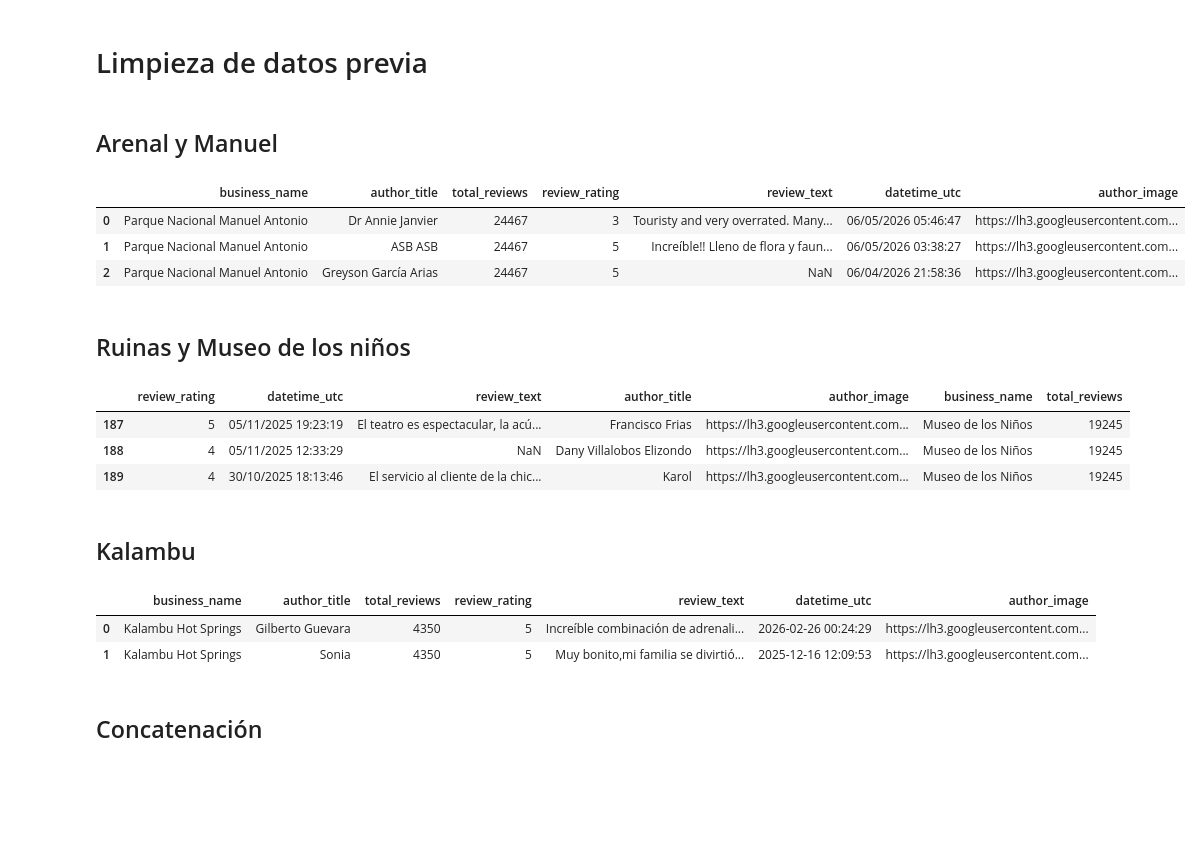
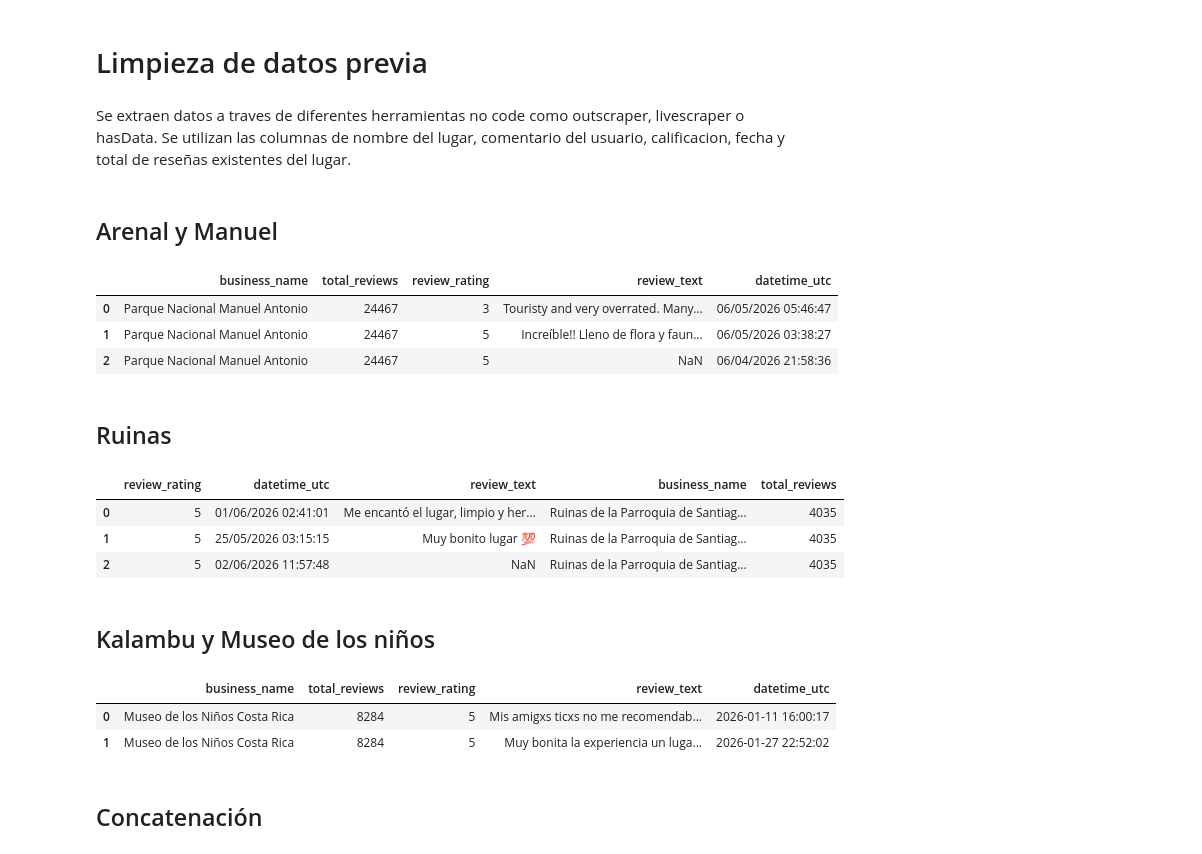
Before and after one commit to DDev-max/POS-Tagging, a Jupyter notebook: notebooks/01_exploracion_datos.ipynb, the cells around one changed output. Drawn from its saved outputs; the diff is of its cells as text; code cells hidden in the pictures; blank space fills up the shorter version.

```diff
--- a/notebooks/01_exploracion_datos.ipynb
+++ b/notebooks/01_exploracion_datos.ipynb
@@ -1,5 +1,7 @@
 # %% [markdown]
 # Limpieza de datos previa
+# %% [markdown]
+Se extraen datos a traves de diferentes herramientas no code como outscraper, livescraper o hasData. Se utilizan las columnas de nombre del lugar, comentario del usuario, calificacion, fecha y total de reseñas existentes del lugar.
 # %%
 import os
 os.chdir("..")
@@ -16,83 +18,74 @@ pd.set_option('display.max_columns', None)
 # %%
 arenal = pd.read_csv("data/raw/reseñas_arenal.csv")
 manuel = pd.read_csv("data/raw/manuel.csv")
 
-cols_outscraper = ['name', 'author_title','reviews', 'review_rating', 'review_text' , 'review_datetime_utc', 'author_image']
+cols_outscraper = ['name','reviews', 'review_rating', 'review_text' , 'review_datetime_utc']
 
 manuel = manuel[cols_outscraper]
 arenal = arenal[cols_outscraper]
 
 new_cols = {
     'name': 'business_name',
-    'author_title': 'author_title',
     'reviews': 'total_reviews',
     'review_rating': 'review_rating',
     'review_text': 'review_text',
     'review_datetime_utc': 'datetime_utc',
-    'author_image': 'author_image'
 }
 
 manuel = manuel.rename(columns=new_cols)
 arenal = arenal.rename(columns=new_cols)
 
 manuel.head(3)
 # %% [output]
-|  | business_name | author_title | total_reviews | review_rating | review_text | datetime_utc | author_image |
-| 0 | Parque Nacional Manuel Antonio | Dr Annie Janvier | 24467 | 3 | Touristy and very overrated. Many... | 06/05/2026 05:46:47 | https://lh3.googleusercontent.com... |
-| 1 | Parque Nacional Manuel Antonio | ASB ASB | 24467 | 5 | Increíble!! Lleno de flora y faun... | 06/05/2026 03:38:27 | https://lh3.googleusercontent.com... |
-| 2 | Parque Nacional Manuel Antonio | Greyson García Arias | 24467 | 5 | NaN | 06/04/2026 21:58:36 | https://lh3.googleusercontent.com... |
+|  | business_name | total_reviews | review_rating | review_text | datetime_utc |
+| 0 | Parque Nacional Manuel Antonio | 24467 | 3 | Touristy and very overrated. Many... | 06/05/2026 05:46:47 |
+| 1 | Parque Nacional Manuel Antonio | 24467 | 5 | Increíble!! Lleno de flora y faun... | 06/05/2026 03:38:27 |
+| 2 | Parque Nacional Manuel Antonio | 24467 | 5 | NaN | 06/04/2026 21:58:36 |
 # %% [markdown]
-## Ruinas y Museo de los niños
+## Ruinas
 # %%
 ruinas = pd.read_csv("data/raw/ruinas.csv", sep=";")
-museo = pd.read_csv("data/raw/museo.csv", sep=";")
 
-cols_hasData = ["rating", "isoDate", "snippet", "userName", "userThumbnail"]
+cols_hasData = ["rating", "isoDate", "snippet"]
 ruinas = ruinas[cols_hasData]
-museo = museo[cols_hasData]
 
 ruinas['business_name'] = 'Ruinas de la Parroquia de Santiago Apóstol'
-museo['business_name'] = 'Museo de los Niños'
-
 ruinas ['total_reviews']= 4035
-museo ['total_reviews']= 19245
 
 ruinas["isoDate"] = pd.to_datetime(ruinas["isoDate"])
 ruinas["isoDate"] = ruinas["isoDate"].dt.strftime("%d/%m/%Y %H:%M:%S")
 
-museo["isoDate"] = pd.to_datetime(museo["isoDate"])
-museo["isoDate"] = museo["isoDate"].dt.strftime("%d/%m/%Y %H:%M:%S")
 
 nuevas_hasData = {
-    'userName': 'author_title',
     'reviews': 'total_reviews',
     'review_rating': 'review_rating',
     'snippet': 'review_text',
     'isoDate': 'datetime_utc',
-    'userThumbnail': 'author_image',
     'rating': 'review_rating'
 }
 
 ruinas = ruinas.rename(columns=nuevas_hasData)
-museo = museo.rename(columns=nuevas_hasData)
-museo.tail(3)
+ruinas.head(3)
 # %% [output]
-|  | review_rating | datetime_utc | review_text | author_title | author_image | business_name | total_reviews |
-| 187 | 5 | 05/11/2025 19:23:19 | El teatro es espectacular, la acú... | Francisco Frias | https://lh3.googleusercontent.com... | Museo de los Niños | 19245 |
-| 188 | 4 | 05/11/2025 12:33:29 | NaN | Dany Villalobos Elizondo | https://lh3.googleusercontent.com... | Museo de los Niños | 19245 |
-| 189 | 4 | 30/10/2025 18:13:46 | El servicio al cliente de la chic... | Karol | https://lh3.googleusercontent.com... | Museo de los Niños | 19245 |
+|  | review_rating | datetime_utc | review_text | business_name | total_reviews |
+| 0 | 5 | 01/06/2026 02:41:01 | Me encantó el lugar, limpio y her... | Ruinas de la Parroquia de Santiag... | 4035 |
+| 1 | 5 | 25/05/2026 03:15:15 | Muy bonito lugar 💯 | Ruinas de la Parroquia de Santiag... | 4035 |
+| 2 | 5 | 02/06/2026 11:57:48 | NaN | Ruinas de la Parroquia de Santiag... | 4035 |
 # %% [markdown]
-## Kalambu
+## Kalambu y Museo de los niños
 # %%
 kalambu = pd.read_csv("data/raw/kalambu.csv")
-cols_livescraper = ['business_name', 'author_title', 'total_reviews', 'review_rating', 'review_text', 'review_datetime_utc', 'author_image']
+museo = pd.read_csv("data/raw/niños.csv")
+cols_livescraper = ['business_name', 'total_reviews', 'review_rating', 'review_text', 'review_datetime_utc']
 kalambu = kalambu[cols_livescraper]
+museo = museo[cols_livescraper]
 kalambu = kalambu.rename(columns={'review_datetime_utc': 'datetime_utc'})
-kalambu.head(2)
+museo = museo.rename(columns={'review_datetime_utc': 'datetime_utc'})
+museo.head(2)
 # %% [output]
-|  | business_name | author_title | total_reviews | review_rating | review_text | datetime_utc | author_image |
-| 0 | Kalambu Hot Springs | Gilberto Guevara | 4350 | 5 | Increíble combinación de adrenali... | 2026-02-26 00:24:29 | https://lh3.googleusercontent.com... |
-| 1 | Kalambu Hot Springs | Sonia | 4350 | 5 | Muy bonito,mi familia se divirtió... | 2025-12-16 12:09:53 | https://lh3.googleusercontent.com... |
+|  | business_name | total_reviews | review_rating | review_text | datetime_utc |
+| 0 | Museo de los Niños Costa Rica | 8284 | 5 | Mis amigxs ticxs no me recomendab... | 2026-01-11 16:00:17 |
+| 1 | Museo de los Niños Costa Rica | 8284 | 5 | Muy bonita la experiencia un luga... | 2026-01-27 22:52:02 |
 # %% [markdown]
 ## Concatenación
 # %%
```
Also changed, not shown: parts of 20 cells of this notebook.
